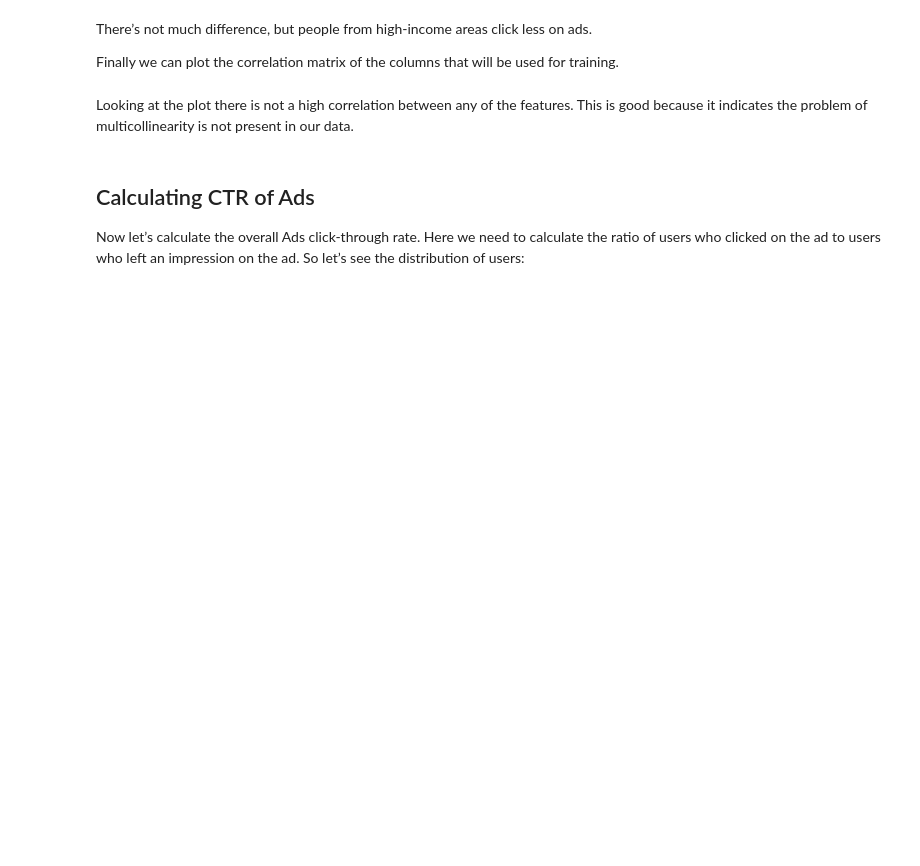
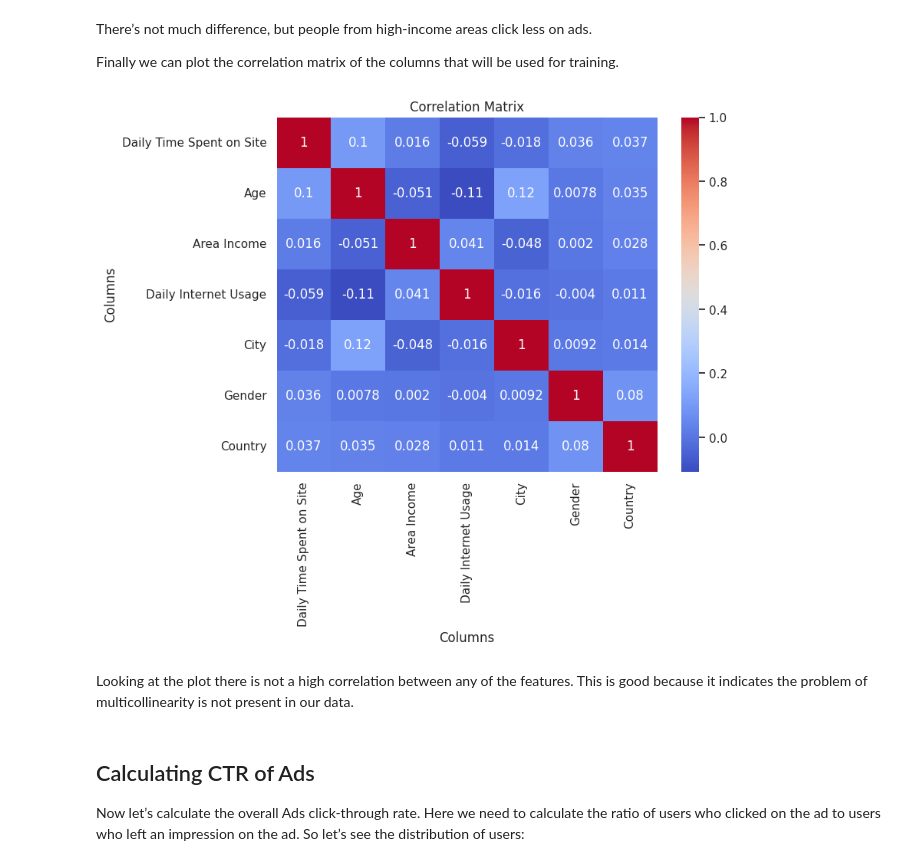
Before and after one commit to JesusRamosCognizant/Project-II, a Jupyter notebook: AdsCTR.ipynb, the cells around one changed output. Cells and saved outputs as stored; diff of their text form; code cells hidden in the pictures; blank space fills up the shorter version.

```diff
--- a/AdsCTR.ipynb
+++ b/AdsCTR.ipynb
@@ -243,33 +248,36 @@ There’s not much difference, but people from high-income areas click less on a
 
 Finally we can plot the correlation matrix of the columns that will be used for training.
 # %%
-import matplotlib.pyplot as plt
-import seaborn as sns
+from sklearn.preprocessing import LabelEncoder
+
+data = pd.read_csv("ad_10000records.csv")
 
 # Encoding of the columns
 data["Gender"] = data["Gender"].map({"Male": 1,
                                "Female": 0})
 unique_cities = data['City'].unique()
 unique_countries = data['Country'].unique()
 
 label_encoders = {}
 for col in ['City', 'Gender', 'Country']:
     label_encoders[col] = LabelEncoder()
     data[col] = label_encoders[col].fit_transform(data[col])
 
 # Creation of the datasets and train/test split
-data = data.drop('Timestamp',axis=1)
+x = data.drop('Timestamp',axis=1)
 
 y=data['Clicked on Ad']
-x=data.drop(['Ad Topic Line','Clicked on Ad'],axis=1)
+x=x.drop(['Ad Topic Line','Clicked on Ad'],axis=1)
 
 correlation_matrix = x.corr()
 plt.figure(figsize=(8, 6))
 sns.heatmap(correlation_matrix, annot=True, cmap='coolwarm')  # Adjust 'cmap' for colormap options
 plt.xlabel('Columns')
 plt.ylabel('Columns')
 plt.title('Correlation Matrix')
 plt.show()
+# %% [output]
+[figure, added]
 # %% [markdown]
 Looking at the plot there is not a high correlation between any of the features. This is good because it indicates the problem of multicollinearity is not present in our data.
 # %% [markdown]
```
Also changed, not shown: parts of 27 cells of this notebook, 2 other files.
